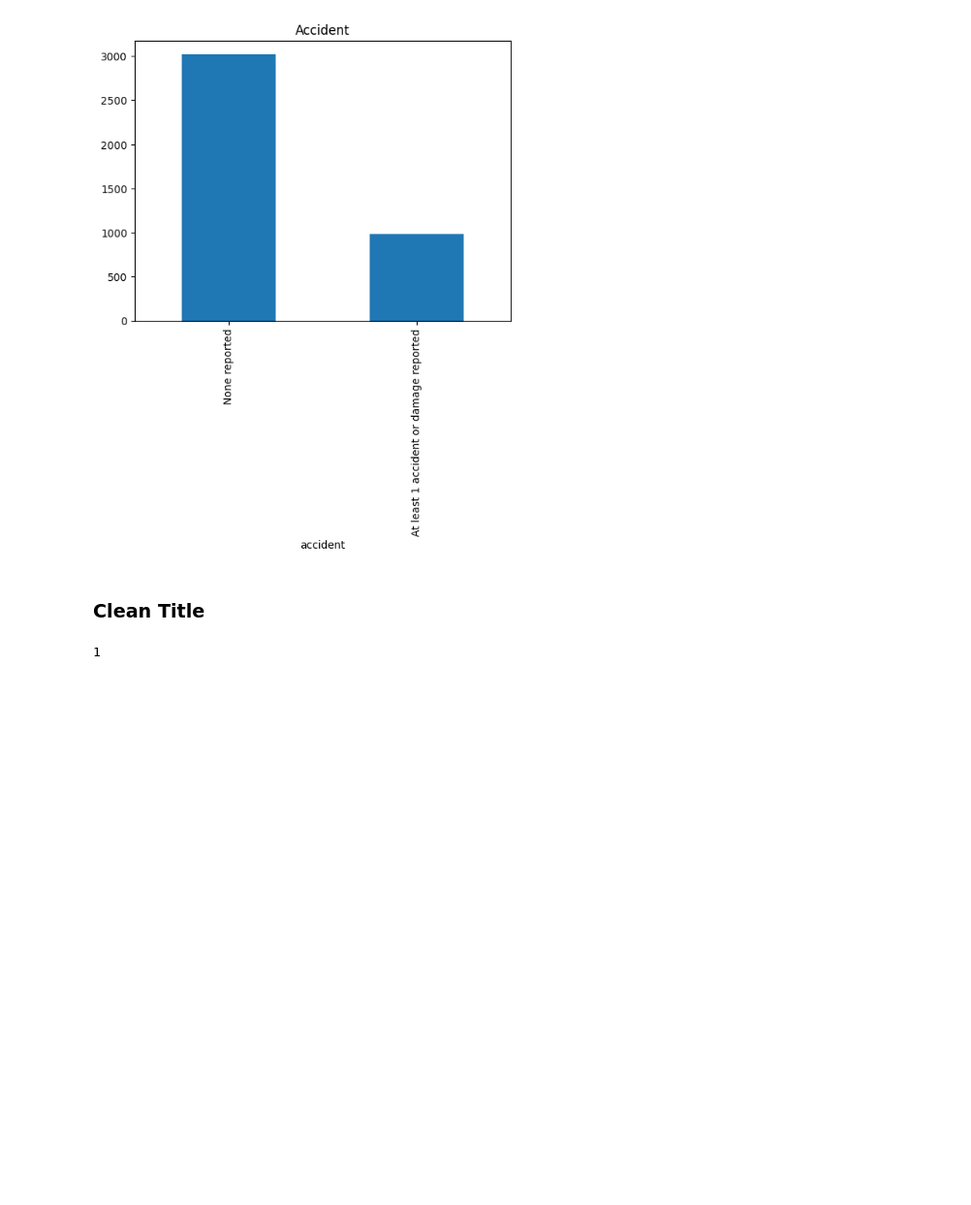
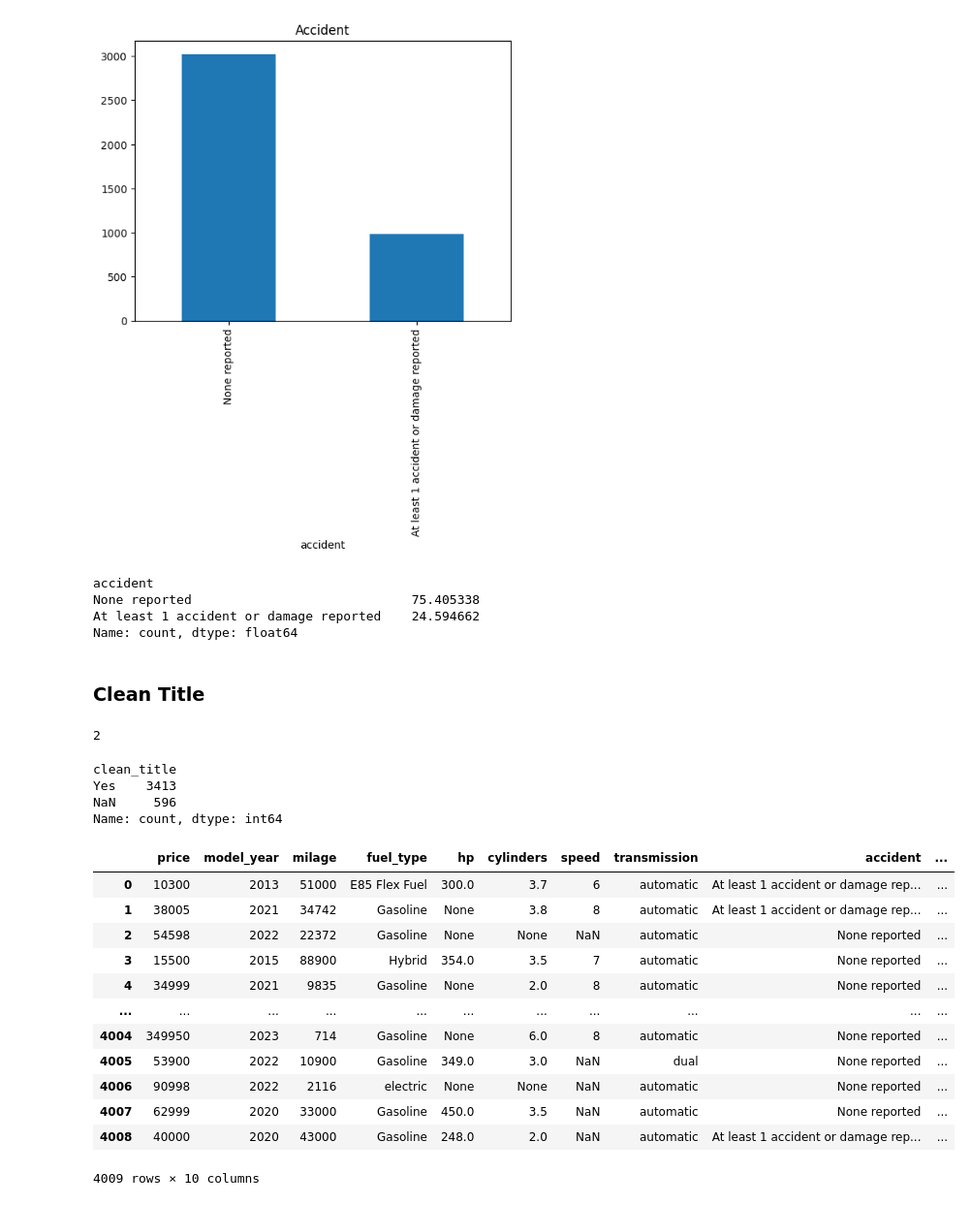
Before and after one commit to PabloJRW/used-car-price-prediction, a Jupyter notebook: notebooks/EDA.ipynb, the cells around one changed output. Shown: that part at 97% size. Saved outputs shown, nothing was run; the diff lists cells and outputs as text; code cells hidden in the pictures; blank space fills up the shorter version.

```diff
--- a/notebooks/EDA.ipynb
+++ b/notebooks/EDA.ipynb
@@ -334,8 +375,10 @@ array(['6-Speed A/T', '8-Speed Automatic', 'Automatic', '7-Speed A/T',
        'SCHEDULED FOR OR IN PRODUCTION', '2-Speed A/T', '6 Speed Mt',
        '8-Speed Manual'], dtype=object)
 # %%
-# Extraigo las velocidades de la variable 'transmission'
+# Extrayendo las velocidades de la variable 'transmission'
 df['speed'] = df['transmission'].str.extract(r'(\d+)')
+
+df2['speed'] = df['speed'].copy()
 # %%
 def extraer_transmision(variable):
     """
@@ -356,6 +399,8 @@ def extraer_transmision(variable):
 # %%
 # Aplicar la función para extraer el texto deseado y crear una nueva columna
 df['transmission_'] = df['transmission'].apply(extraer_transmision)
+
+df2['transmission'] = df['transmission_'].copy()
 # %%
 df.sample(5)
 # %% [output]
@@ -381,16 +426,52 @@ array(['At least 1 accident or damage reported', 'None reported', nan],
 # %%
 # Convierto los valores nulos a 'None reported'
 df['accident'] = df['accident'].fillna('None reported')
+df2['accident'] = df['accident'].copy()
 
 plt.title('Accident')
 df['accident'].value_counts().plot(kind='bar')
 plt.show()
 # %% [output]
 [figure]
+# %%
+# Porcentaje de autos accidentados
+df['accident'].value_counts() / df['accident'].count() * 100
+# %% [output]
+accident
+None reported                             75.405338
+At least 1 accident or damage reported    24.594662
+Name: count, dtype: float64
 # %% [markdown]
 ### Clean Title
 # %%
 # ¿Cuántos valores únicos?
-df['clean_title'].nunique()
+df['clean_title'].nunique(dropna=False)
 # %% [output]
-1
+2
+# %%
+df['clean_title'].value_counts(dropna=False)
+# %% [output]
+clean_title
+Yes    3413
+NaN     596
+Name: count, dtype: int64
+# %%
+# Reemplazo valores nulos por 'no'
+df['clean_title'].fillna('no', inplace=True)
+df2['clean_title'] = df['clean_title'].copy()
+# %%
+df2
+# %% [output]
+|  | price | model_year | milage | fuel_type | hp | cylinders | speed | transmission | accident | ... |
+| 0 | 10300 | 2013 | 51000 | E85 Flex Fuel | 300.0 | 3.7 | 6 | automatic | At least 1 accident or damage rep... | ... |
+| 1 | 38005 | 2021 | 34742 | Gasoline | None | 3.8 | 8 | automatic | At least 1 accident or damage rep... | ... |
+| 2 | 54598 | 2022 | 22372 | Gasoline | None | None | NaN | automatic | None reported | ... |
+| 3 | 15500 | 2015 | 88900 | Hybrid | 354.0 | 3.5 | 7 | automatic | None reported | ... |
+| 4 | 34999 | 2021 | 9835 | Gasoline | None | 2.0 | 8 | automatic | None reported | ... |
+| ... | ... | ... | ... | ... | ... | ... | ... | ... | ... | ... |
+| 4004 | 349950 | 2023 | 714 | Gasoline | None | 6.0 | 8 | automatic | None reported | ... |
+| 4005 | 53900 | 2022 | 10900 | Gasoline | 349.0 | 3.0 | NaN | dual | None reported | ... |
+| 4006 | 90998 | 2022 | 2116 | electric | None | None | NaN | automatic | None reported | ... |
+| 4007 | 62999 | 2020 | 33000 | Gasoline | 450.0 | 3.5 | NaN | automatic | None reported | ... |
+| 4008 | 40000 | 2020 | 43000 | Gasoline | 248.0 | 2.0 | NaN | automatic | At least 1 accident or damage rep... | ... |
+4009 rows × 10 columns
```
Also changed, not shown: parts of 19 cells of this notebook, 2 other files.
